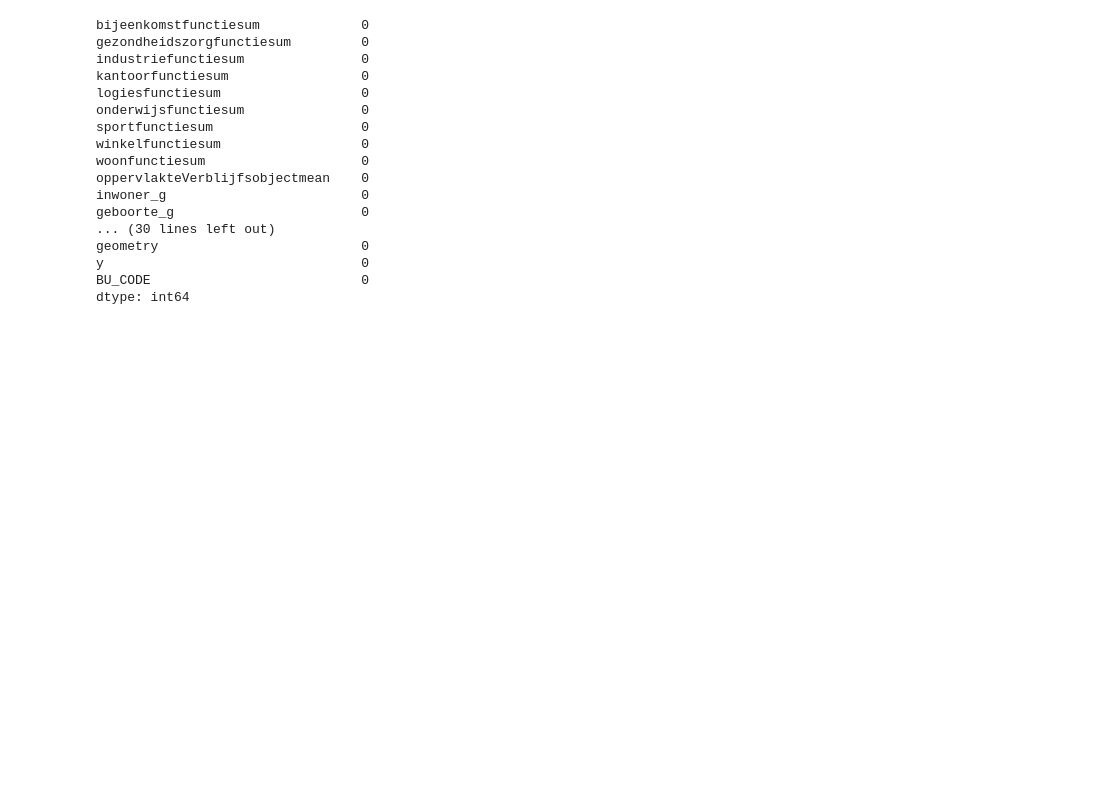
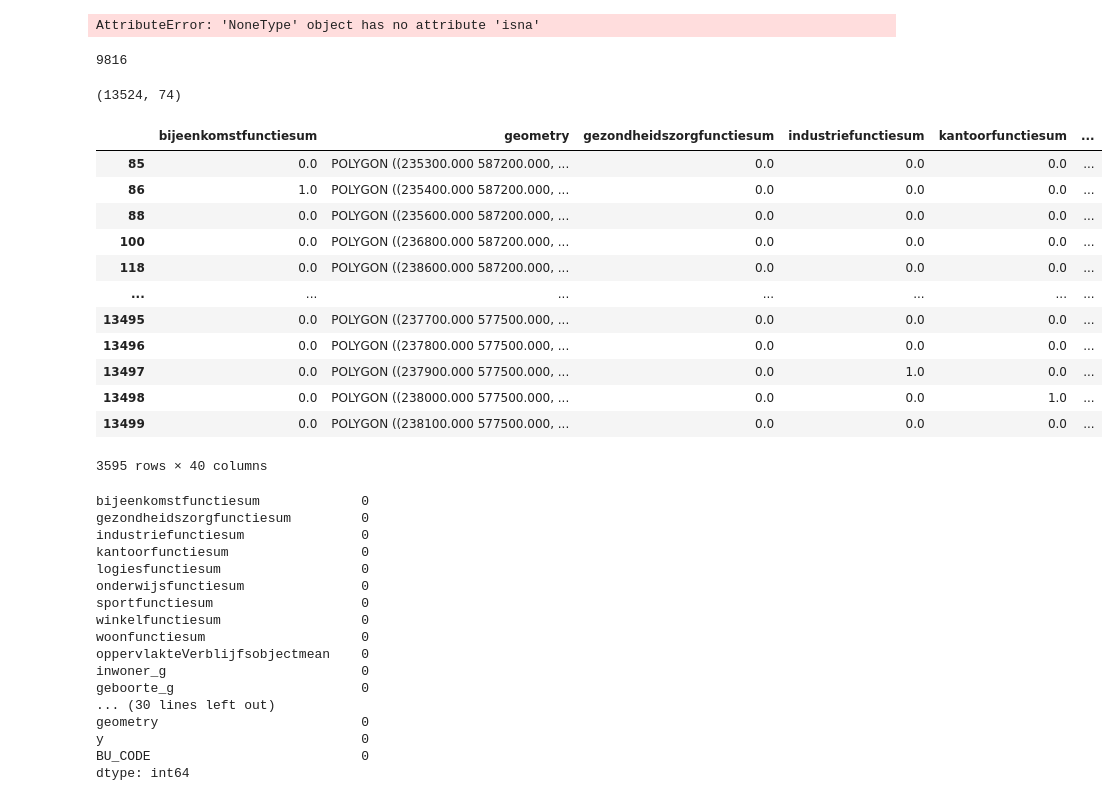
Before and after one commit to NielsvanOpstal/Thesis, a Jupyter notebook: Clean the grid.ipynb, the cells around one changed output. Drawn from its saved outputs; the diff is of its cells as text; code cells hidden in the pictures; blank space fills up the shorter version.

```diff
--- a/Clean the grid.ipynb
+++ b/Clean the grid.ipynb
@@ -380 +270,30 @@ See the caveats in the documentation: https://pandas.pydata.org/pandas-docs/stab
+# %%
+(a.isna().sum(axis=1) == 0).any()
+# %% [output]
+AttributeError: 'NoneType' object has no attribute 'isna'
+# %%
+a.isna().sum(axis = 0)
+a.mean_WOZ_b.isna().sum()
+# %% [output]
+9816
+# %%
+a.shape
+# %% [output]
+(13524, 74)
+# %%
+a
+# %% [output]
+|  | bijeenkomstfunctiesum | geometry | gezondheidszorgfunctiesum | industriefunctiesum | kantoorfunctiesum | ... |
+| 85 | 0.0 | POLYGON ((235300.000 587200.000, ... | 0.0 | 0.0 | 0.0 | ... |
+| 86 | 1.0 | POLYGON ((235400.000 587200.000, ... | 0.0 | 0.0 | 0.0 | ... |
+| 88 | 0.0 | POLYGON ((235600.000 587200.000, ... | 0.0 | 0.0 | 0.0 | ... |
+| 100 | 0.0 | POLYGON ((236800.000 587200.000, ... | 0.0 | 0.0 | 0.0 | ... |
+| 118 | 0.0 | POLYGON ((238600.000 587200.000, ... | 0.0 | 0.0 | 0.0 | ... |
+| ... | ... | ... | ... | ... | ... | ... |
+| 13495 | 0.0 | POLYGON ((237700.000 577500.000, ... | 0.0 | 0.0 | 0.0 | ... |
+| 13496 | 0.0 | POLYGON ((237800.000 577500.000, ... | 0.0 | 0.0 | 0.0 | ... |
+| 13497 | 0.0 | POLYGON ((237900.000 577500.000, ... | 0.0 | 1.0 | 0.0 | ... |
+| 13498 | 0.0 | POLYGON ((238000.000 577500.000, ... | 0.0 | 0.0 | 1.0 | ... |
+| 13499 | 0.0 | POLYGON ((238100.000 577500.000, ... | 0.0 | 0.0 | 0.0 | ... |
+3595 rows × 40 columns
 # %%
```
Also changed, not shown: parts of 4 cells of this notebook, 5 other files.
